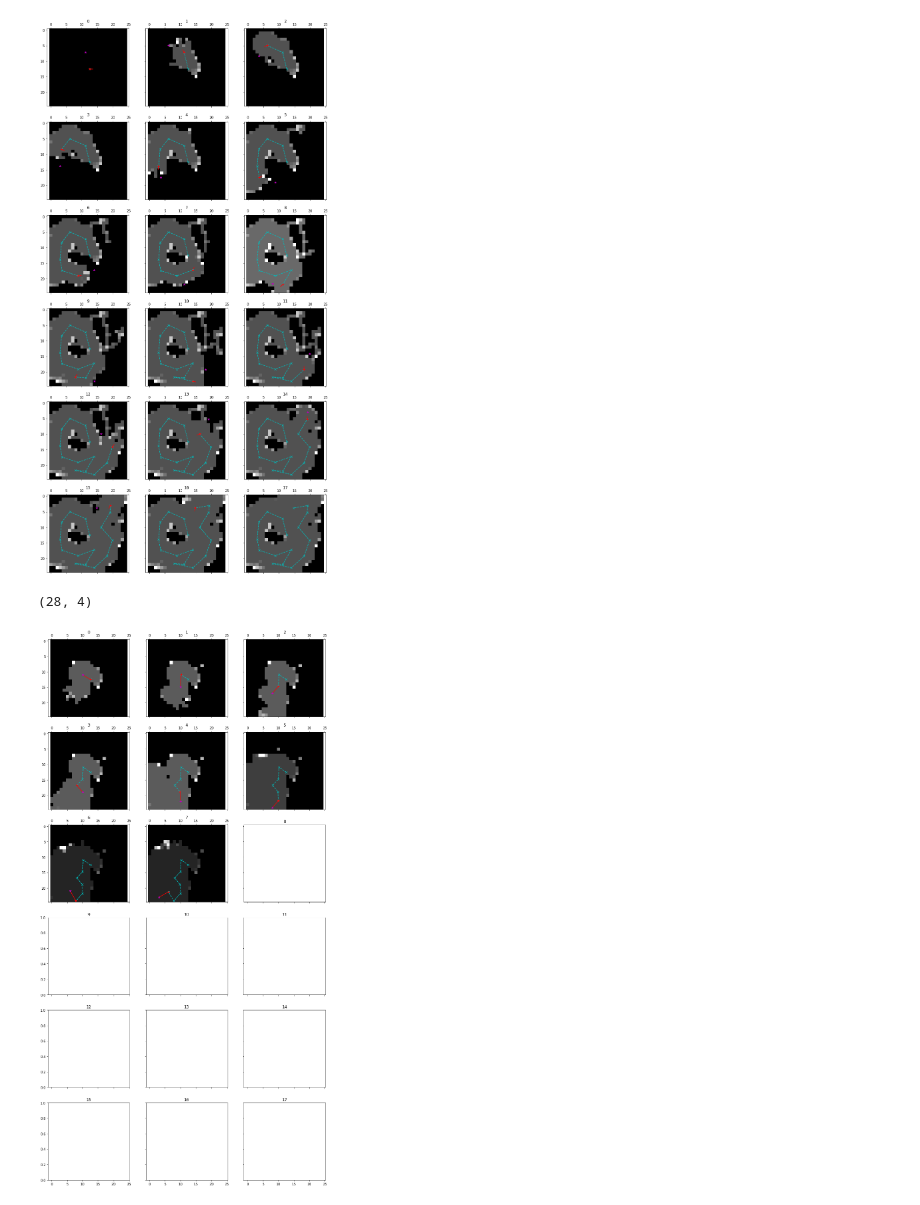
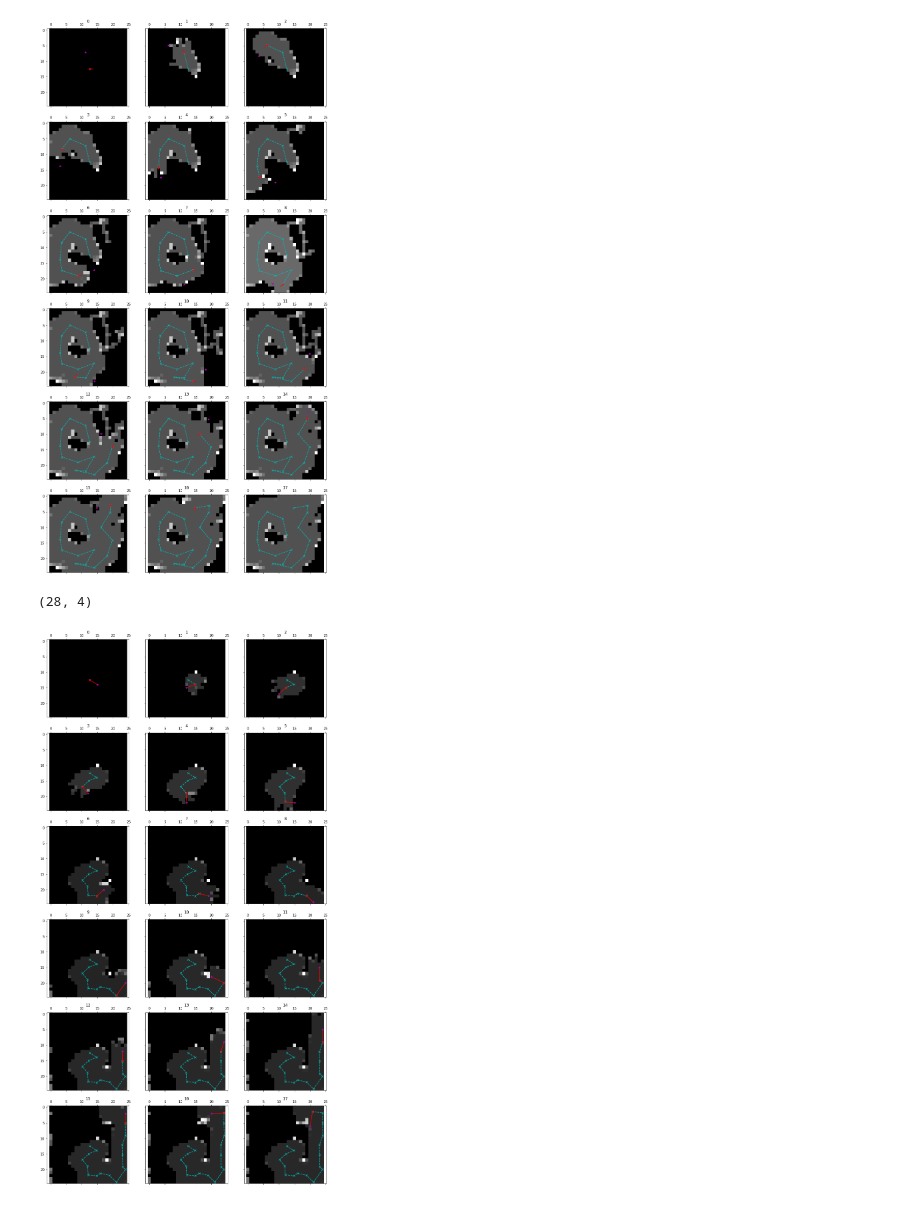
Before and after one commit to mhl787156/RomiExperiments, a Jupyter notebook: scripts/analyseData2.ipynb, the cells around one changed output. Cells and saved outputs as stored; diff of their text form; code cells hidden in the pictures.

```diff
--- a/scripts/analyseData2.ipynb
+++ b/scripts/analyseData2.ipynb
@@ -62,7 +62,7 @@ def readInMap(mapfile):
                     for i in range(25):
                         matline = file.readline()
                         matline = matline.replace('.', '0').replace('O','63').replace('*', '0').replace('L', '0')
-                        matline = matline.split()
+                        matline = matline.split(' "')
                         if len(matline) == 25:
                             matline = np.array(matline, dtype=np.int32)
                             mp.append(matline)
@@ -379,11 +377,11 @@ display_latest_pose_grid('Gradients_Test1_Empty')
 # %%
 def display_latest_pose_grid_movement(tag):
     datapath = os.path.join('..', 'data')
     datafolder = get_latest_data_folder_loc_by_tag(datapath, tag)
     mapstime, positions, nextmoves = read_in_maps_and_positions(datafolder)
     print(nextmoves.shape)
     plot_grid_with_nextmoves(mapstime, nextmoves)
-display_latest_pose_grid_movement('Gradients_Expr3')
+display_latest_pose_grid_movement('CHE')
 # %% [output]
 (28, 4)
-[figure, old version]
+[figure, new version]
```
Also changed, not shown: parts of 3 cells of this notebook, 1 other file.
